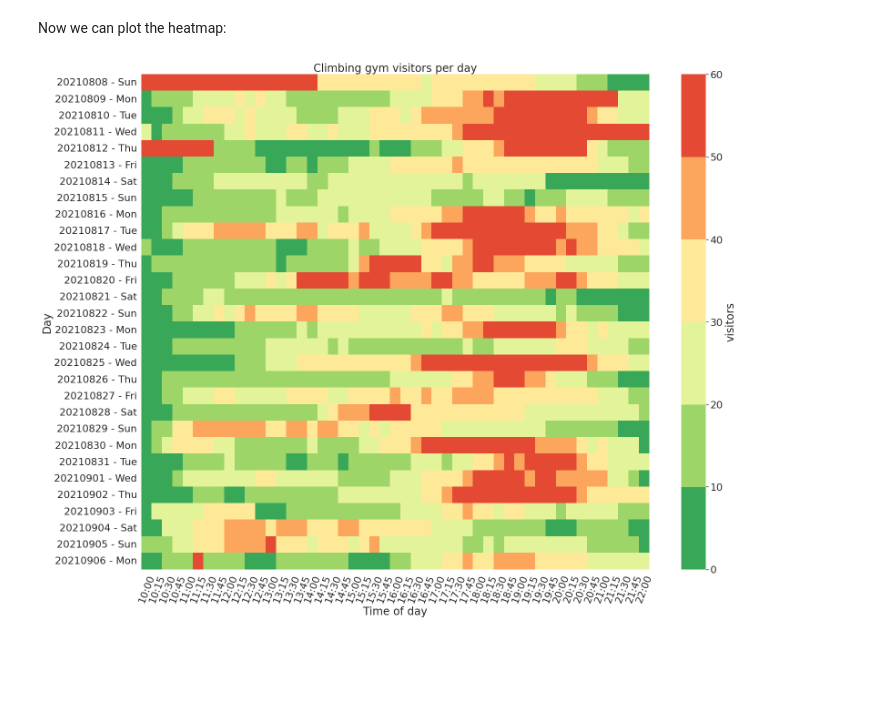
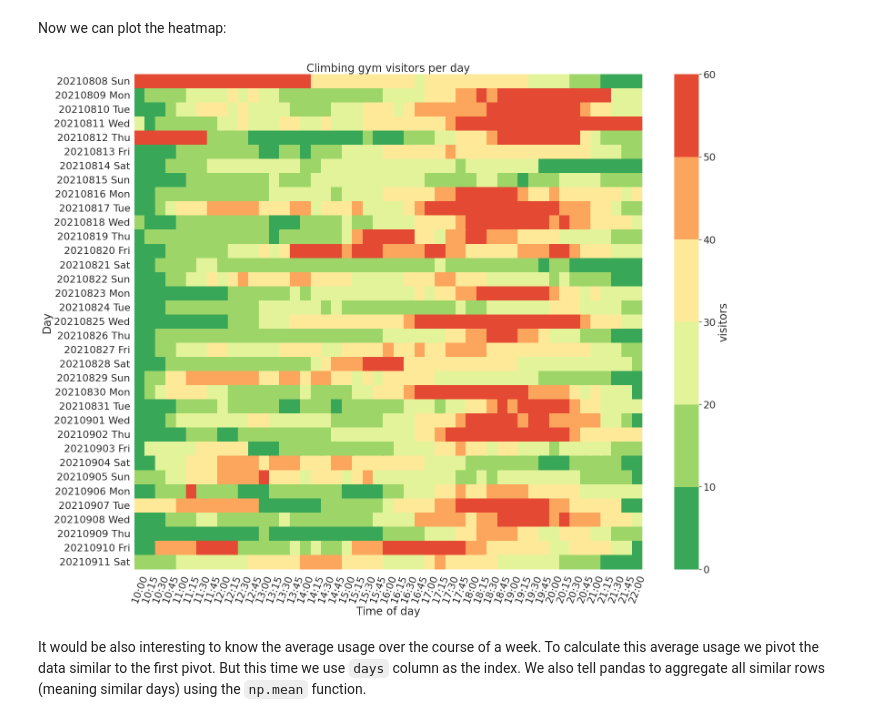
Before and after one commit to anon6789/climbing_gym_usage, a Jupyter notebook: Climbing gym usage analysis.ipynb, the cells around one changed output. Drawn from its saved outputs; the diff is of its cells as text; code cells hidden in the pictures; blank space fills up the shorter version.

```diff
--- a/Climbing gym usage analysis.ipynb
+++ b/Climbing gym usage analysis.ipynb
@@ -201,8 +193,8 @@ We are using the same function `prepare_data` again to prepare the data for plot
 # %%
-visitors, waiting, free, dates, time_of_day, days = prepare_data(all_guests)
+visitors, waiting, free, timestamps, time_of_day, dates, days = prepare_data(all_guests)
 # %% [markdown]
 Next we load the data to `pandas`. We drop the columns `dates`, `free` and `waiting` because we don't need them for the first heatmap. Later I may also use this data as well:
 # %%
-d = {'visitors': visitors, 'time_of_day': time_of_day, 'days': days }
+d = {'visitors': visitors, 'time_of_day': time_of_day, 'dates': dates, 'days': days }
 df = pd.DataFrame(data=d)
 # %%
@@ -224 +211,3 @@ df
+# %%
+df["dates_days"] = df.dates + " " + df.days
 # %% [markdown]
@@ -226,3 +215,3 @@ Next we have to pivot the data frame for easier plotting in a heatmap. We want t
 # %%
-df_pivot = df.pivot(index='days', columns='time_of_day', values='visitors')
+df_pivot = df.pivot(index='dates_days', columns='time_of_day', values='visitors')
 # %%
@@ -256,11 +234,13 @@ Now we can plot the heatmap:
 # %%
 fig = plt.figure(figsize=(25,20))
 sns.set(font_scale=2)
-heatmap = sns.heatmap(df_pivot, cmap=sns.color_palette("RdYlGn_r"), cbar_kws={'label': 'visitors'})
+heatmap = sns.heatmap(df_pivot, cmap=sns.color_palette("RdYlGn_r"), cbar_kws={'label': 'visitors'}, vmin=0, vmax=60)
 heatmap.set_xticklabels(heatmap.get_xticklabels(), rotation=69)
 plt.xlabel('Time of day')
 plt.ylabel('Day')
 plt.title('Climbing gym visitors per day')
 plt.show()
 # %% [output]
-[figure, old version]
+[figure, new version]
+# %% [markdown]
+It would be also interesting to know the average usage over the course of a week. To calculate this average usage we pivot the data similar to the first pivot. But this time we use `days` column as the index. We also tell pandas to aggregate all similar rows (meaning similar days) using the `np.mean` function.
```
Also changed, not shown: parts of 15 cells of this notebook, 4 other files.
